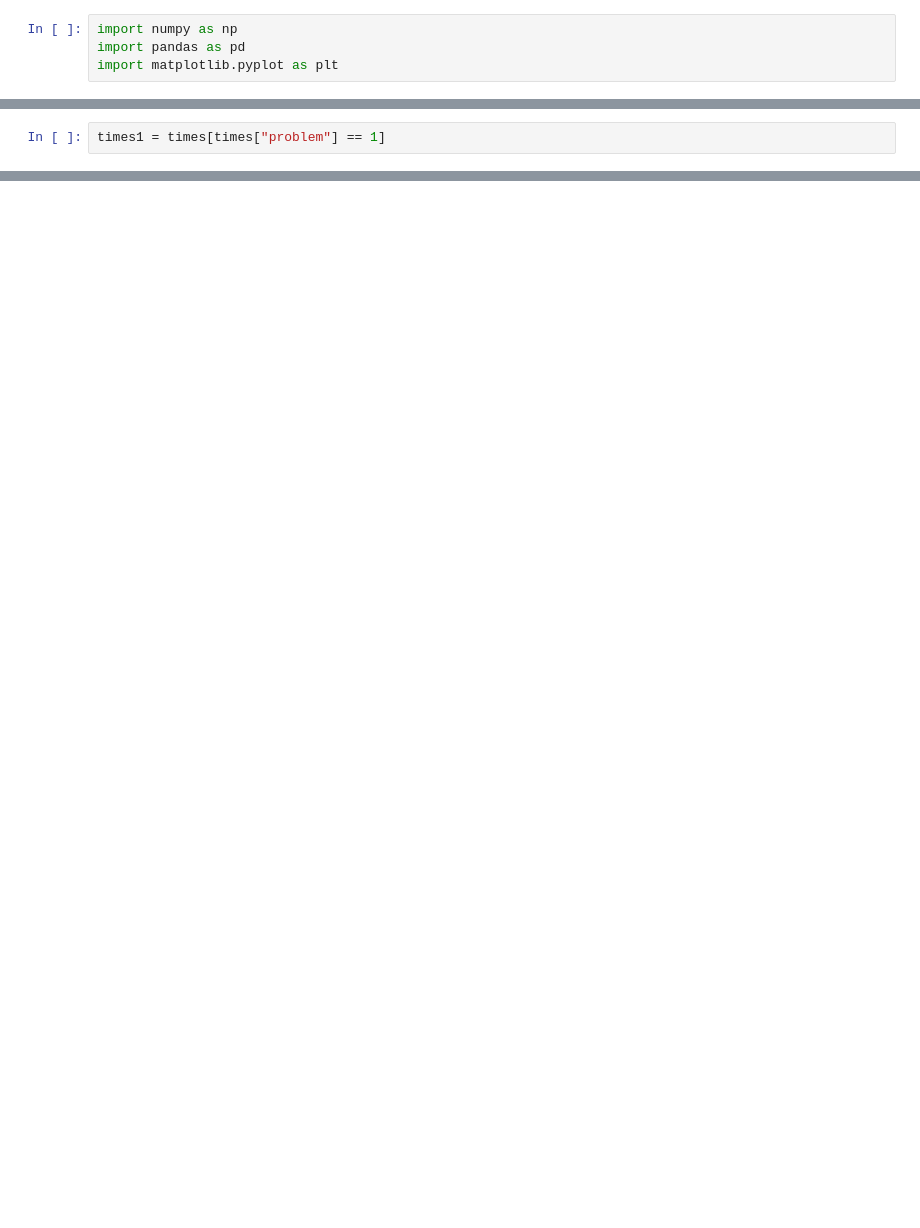
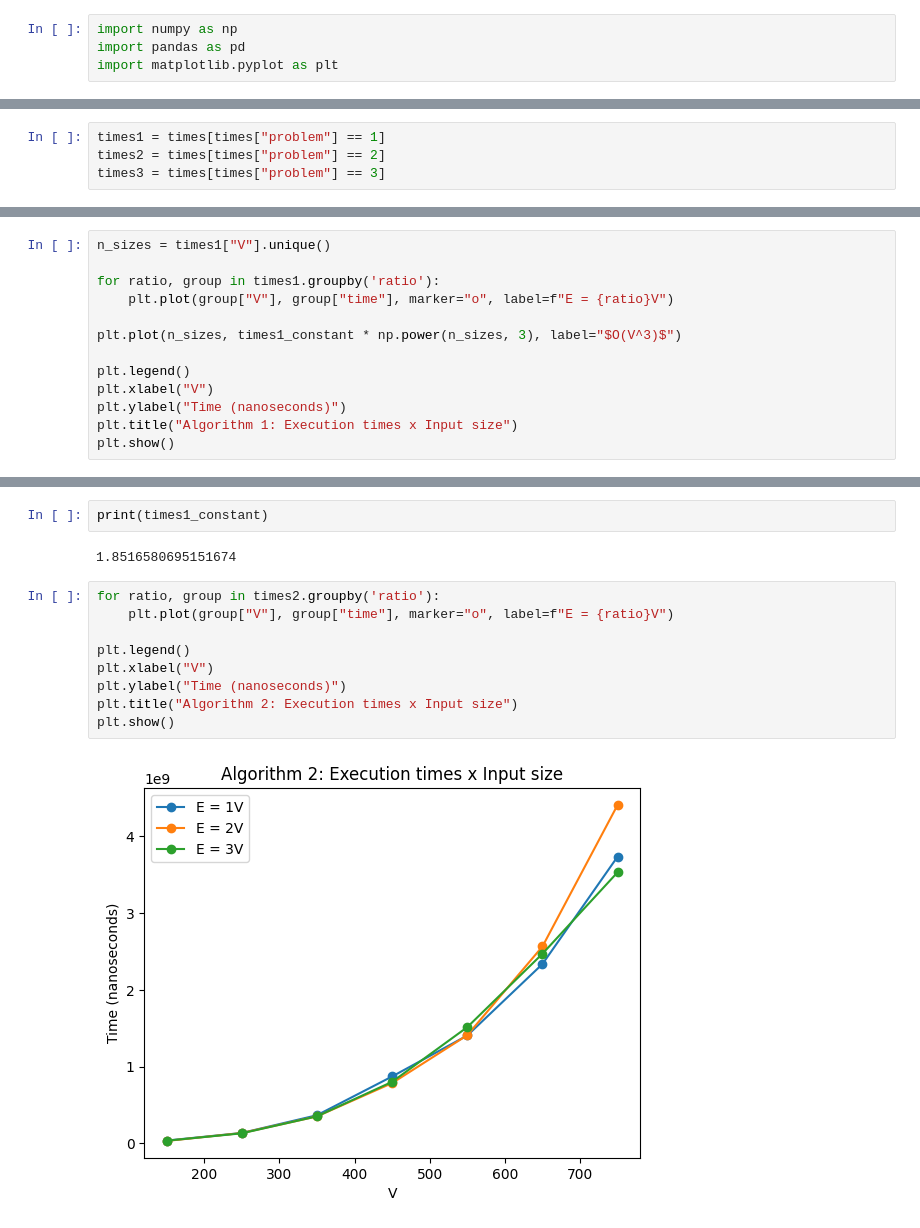
Before and after one commit to MatCarvalho21/trabalho_paa, a Jupyter notebook: time_analysis.ipynb, the cells around one changed output, grey strips where cells are left out. Drawn from its saved outputs; the diff is of its cells as text; blank space fills up the shorter version.

```diff
--- a/time_analysis.ipynb
+++ b/time_analysis.ipynb
@@ -25,2 +22,4 @@ times
 # %%
 times1 = times[times["problem"] == 1]
+times2 = times[times["problem"] == 2]
+times3 = times[times["problem"] == 3]
@@ -37,0 +115,13 @@ plt.show()
+# %%
+n_sizes = times1["V"].unique()
+
+for ratio, group in times1.groupby('ratio'):
+    plt.plot(group["V"], group["time"], marker="o", label=f"E = {ratio}V")
+
+plt.plot(n_sizes, times1_constant * np.power(n_sizes, 3), label="$O(V^3)$")
+
+plt.legend()
+plt.xlabel("V")
+plt.ylabel("Time (nanoseconds)")
+plt.title("Algorithm 1: Execution times x Input size")
+plt.show()
@@ -37,0 +130,15 @@ plt.show()
+# %%
+print(times1_constant)
+# %% [output]
+1.8516580695151674
+# %%
+for ratio, group in times2.groupby('ratio'):
+    plt.plot(group["V"], group["time"], marker="o", label=f"E = {ratio}V")
+
+plt.legend()
+plt.xlabel("V")
+plt.ylabel("Time (nanoseconds)")
+plt.title("Algorithm 2: Execution times x Input size")
+plt.show()
+# %% [output]
+[figure, added]
```
Also changed, not shown: parts of 13 cells of this notebook, 5 other files.
